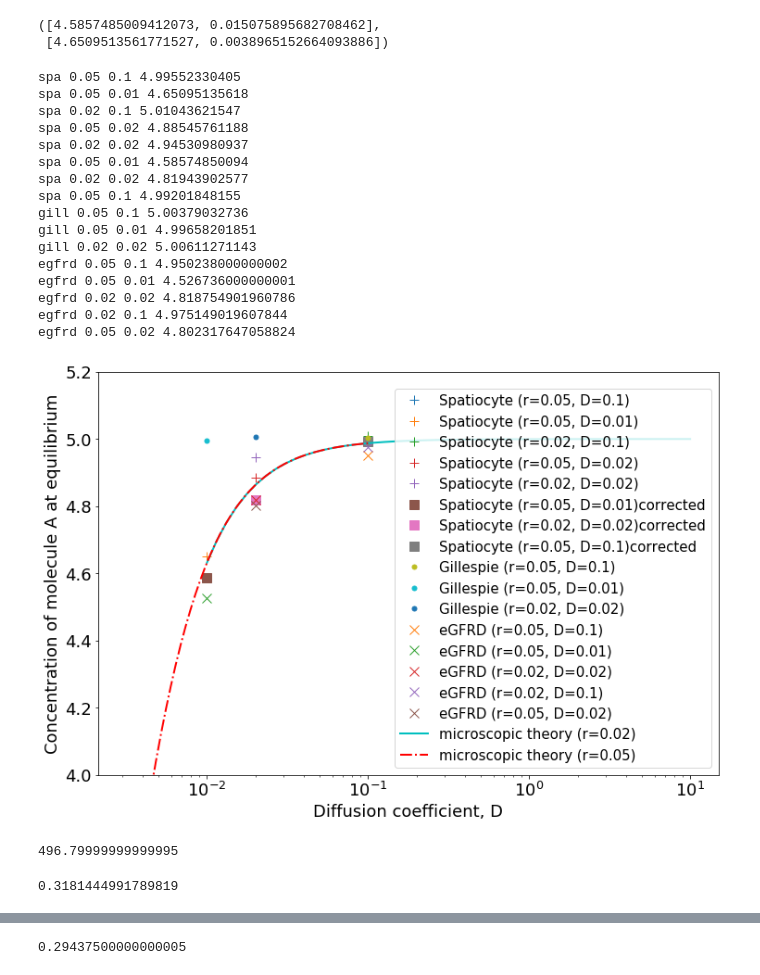
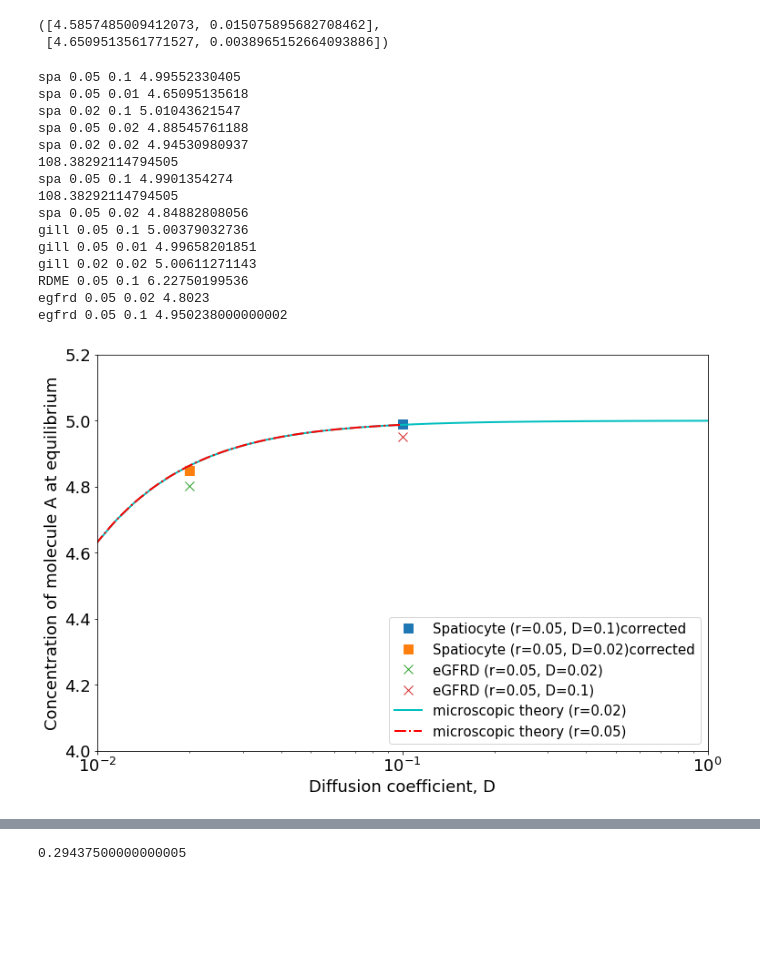
Before and after one commit to wxchew/notebook, a Jupyter notebook: jupyter-notebook/sturrock's birth-death-kssEffect_graph.ipynb, the cells around one changed output, grey strips where cells are left out. Cells and saved outputs as stored; diff of their text form; code cells hidden in the pictures; blank space fills up the shorter version.

```diff
--- a/jupyter-notebook/sturrock's birth-death-kssEffect_graph.ipynb
+++ b/jupyter-notebook/sturrock's birth-death-kssEffect_graph.ipynb
@@ -131,16 +131,19 @@ def ratio(rm,Ds,m):
     #print('kss,kon',kss,kon,kon/kss)
     #print('[A]',k0/kss/Cb)
 
-meane=[[4.9502380000000024, 0.05, 0.1], [4.5267360000000014, 0.05, 0.01], [4.8187549019607863, 0.02, 0.02], [4.9751490196078443, 0.02, 0.1], [4.8023176470588238, 0.05, 0.02]]
+#meane=[[4.9502380000000024, 0.05, 0.1], [4.5267360000000014, 0.05, 0.01], [4.8187549019607863, 0.02, 0.02], [4.9751490196078443, 0.02, 0.1], [4.8023176470588238, 0.05, 0.02]]
+#meane=[ [4.8187549019607863, 0.02, 0.02], [4.5267360000000014, 0.05, 0.01], [4.9502380000000024, 0.05, 0.1]]
+meane = [[4.8023, 0.05, 0.02], [4.9502380000000024, 0.05, 0.1]]
 #meanspa=[[4.9933157987097632, 0.05, 0.1], [4.6509588156765238, 0.05, 0.01], [5.0262410336425427, 0.02, 0.1],[4.8760538719896731, 0.05, 0.02],[4.96,0.02,0.02]]
 meanspa=[[0.05, 0.1,4.64], [ 0.05, 0.01,4.64], [ 0.02, 0.1,5.],[ 0.05, 0.02,4.64],[0.02,0.02,5.]]
 meanG =[[0.05,0.1,4.64],[0.05,0.01,4.64],[0.02,0.02,4.64]]
-meanspab=[[0.05,0.01,4.64],[0.02,0.02,4.64],[0.05,0.1,4.64]]
+meanspab=[[0.05,0.1,4.64],[0.05,0.02,4.64]]#[[0.05,0.01,4.64],[0.02,0.02,4.64],[0.05,0.1,4.64]]
+meanmeso=[[0.05,0.1,4.64]]
 ms=10
 for rm,D,L in meanspa:
     con,err = getconc(rm,D,L,'spa')
     print('spa',rm,D,con)
-    plt.plot(D,con,'+',markersize=ms,label='Spatiocyte (r={}, D={})'.format(rm,D))
+    #plt.plot(D,con,'+',markersize=ms,label='Spatiocyte (r={}, D={})'.format(rm,D))
 
 for rm,D,L in meanspab:
     con,err = getconcb(rm,D,L,'spa')
@@ -149,53 +152,44 @@ for rm,D,L in meanspab:
 
 #plt.plot(0.02,4.819,'s',label='r=0.02,D=0.02,rv=rm*factor')
 #plt.plot(0.01,4.5648,'s',label='r=0.05,D=0.01,rv=rm*factor')
 for rm,D,L in meanG:
     con,err = getconc(rm,D,L,'gillespie')
     print('gill',rm,D,con)
-    plt.plot(D,con,'.',markersize=ms,label='Gillespie (r={}, D={})'.format(rm,D))
+    #plt.plot(D,con,'.',markersize=ms,label='Gillespie (r={}, D={})'.format(rm,D))
+for rm,D,L in meanmeso:
+    con,err = getconc(rm,D,L,'meso')
+    print('RDME',rm,D,con)
+    #plt.plot(D,con,'.',markersize=ms,label='RDME (r={}, D={})'.format(rm,D))
 for con,rm,D in meane:
     print('egfrd',rm,D,con)
     plt.plot(D,con,'x',markersize=ms,label='eGFRD (r={}, D={})'.format(rm,D))
 ratio(0.02,np.logspace(-2,1,50),'c-')
 ratio(0.05,np.logspace(-2.5,-1,50),'r-.')
 #ratio(0.1,np.logspace(-2.5,-2,50),'b--')
 plt.xscale('log')
 s=18
 plt.xlabel('Diffusion coefficient, D',fontsize=s)
 plt.ylabel('Concentration of molecule A at equilibrium',fontsize=s)
 plt.tick_params(labelsize=s)
 plt.ylim(4,5.2)
-#plt.xlim(0.005,0.2)
+plt.xlim(0.01,1)
 plt.legend(loc=4,fontsize=15)
 fig.set_size_inches(12, 8)
-plt.savefig('/home/chew/ecellwork/figure/kss_meanA_inprtn.png')
+plt.savefig('/home/chew/ecellwork/figure/kss_meanA_inprtn_CD.png')
 # %% [output]
 spa 0.05 0.1 4.99552330405
 spa 0.05 0.01 4.65095135618
 spa 0.02 0.1 5.01043621547
 spa 0.05 0.02 4.88545761188
 spa 0.02 0.02 4.94530980937
-spa 0.05 0.01 4.58574850094
-spa 0.02 0.02 4.81943902577
-spa 0.05 0.1 4.99201848155
+108.38292114794505
+spa 0.05 0.1 4.9901354274
+108.38292114794505
+spa 0.05 0.02 4.84882808056
 gill 0.05 0.1 5.00379032736
 gill 0.05 0.01 4.99658201851
 gill 0.02 0.02 5.00611271143
+RDME 0.05 0.1 6.22750199536
+egfrd 0.05 0.02 4.8023
 egfrd 0.05 0.1 4.950238000000002
-egfrd 0.05 0.01 4.526736000000001
-egfrd 0.02 0.02 4.818754901960786
-egfrd 0.02 0.1 4.975149019607844
-egfrd 0.05 0.02 4.802317647058824
-[figure, old version]
+[figure, new version]
-# %%
-108*4.6
-# %% [output]
-496.79999999999995
-# %%
-L=100.**(1./3)
-voxelr=0.05
-w = spatiocyte.SpatiocyteWorld(ones()*L,voxelr)
-(c,r,l)=w.shape()
-496*100/((c - 2) * (r - 2) * (l - 2))
-# %% [output]
-0.3181444991789819
```
Also changed, not shown: parts of 2 cells of this notebook, 14 other files.
